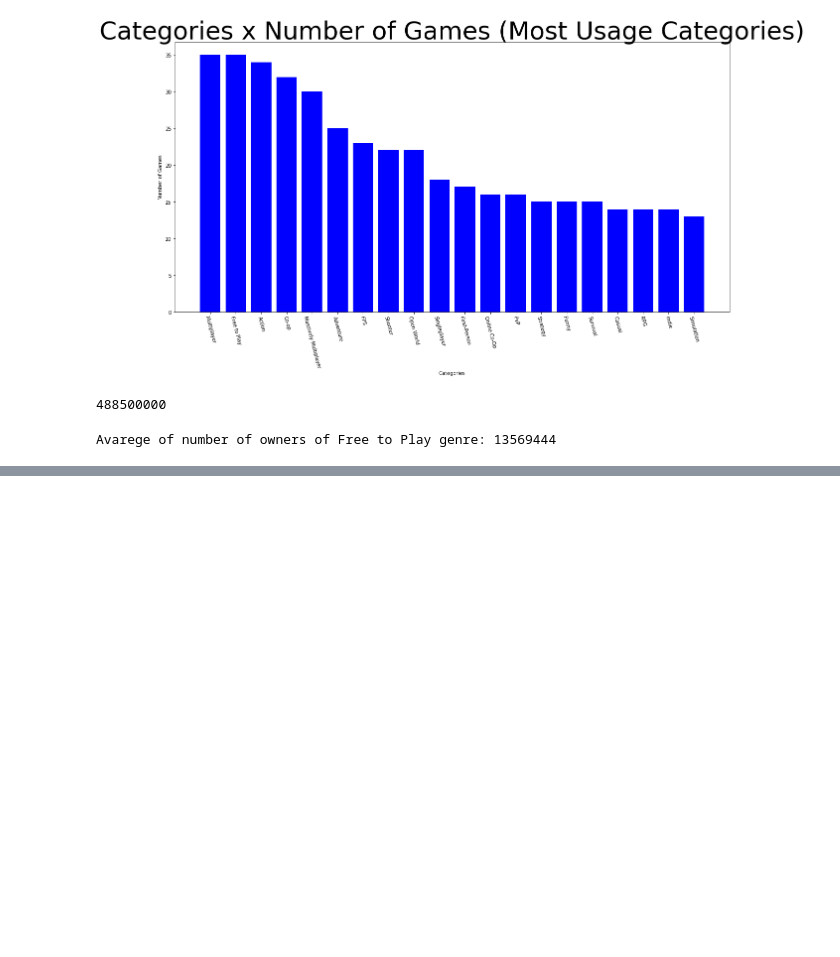
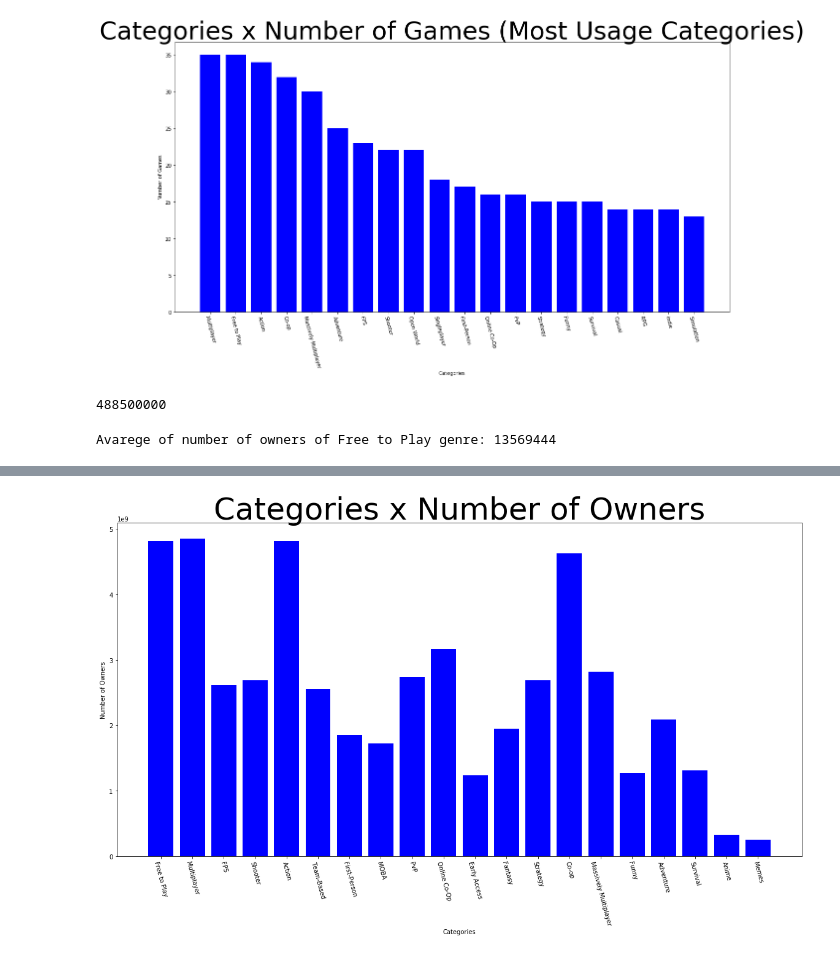
Before and after one commit to jpbusche/Hipoteses, a Jupyter notebook: notebooks/Categorias x Numero de Donos.ipynb, the cells around one changed output, grey strips where cells are left out. Saved outputs shown, nothing was run; the diff lists cells and outputs as text; code cells hidden in the pictures; blank space fills up the shorter version.

Commit message:
Adding graphics categories x owners to the hypotheses

```diff
--- a/notebooks/Categorias x Numero de Donos.ipynb
+++ b/notebooks/Categorias x Numero de Donos.ipynb
@@ -146,3 +146,24 @@ num_own
 print("Avarege of number of owners of Free to Play genre: %d" % (num_own / hits))
 # %% [output]
 Avarege of number of owners of Free to Play genre: 13569444
+# %%
+def initialize_map(response):
+    categories_map = {}
+    for val in response['hits']['hits']:
+        for ctg in val['_source']['categories']:
+            categories_map[ctg] = 0
+    return categories_map
+
+ctg_map = initialize_map(res)
+# %%
+def ctg_x_owners(response, ctg_map):
+    data = {}
+    for val in response['hits']['hits']:
+         for ctg in val['_source']['categories']:
+                ctg_map[ctg] += val['_source']['owners']
+    data['categories'] = list(ctg_map.keys())
+    data['owners'] = list(ctg_map.values())
+    return pd.DataFrame.from_dict(data)
+
+ctg_owners_data = ctg_x_owners(res, ctg_map)
+ctg_owners_data.head(20)
@@ -148,0 +188,10 @@ Avarege of number of owners of Free to Play genre: 13569444
+# %%
+plt.figure(figsize=(20,10), facecolor='w')
+plt.xlabel('Categories')
+plt.ylabel('Number of Owners')
+plt.title('Categories x Number of Owners', fontdict={'fontsize': 50})
+plt.bar(ctg_owners_data['categories'].head(20), ctg_owners_data['owners'].head(20), color='blue', width=0.8)
+plt.xticks(rotation=-75)
+plt.show()
+# %% [output]
+[figure, added]
```
Also changed, not shown: parts of 9 cells of this notebook.
